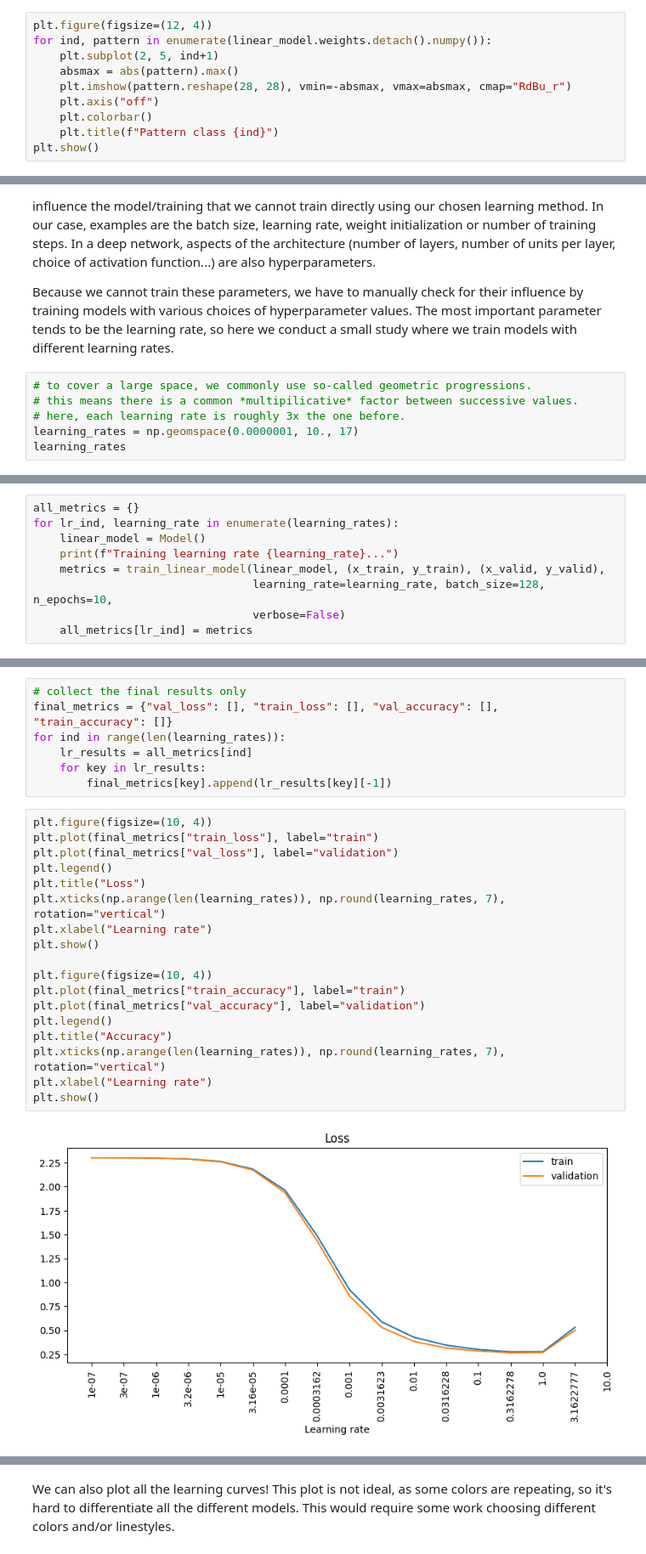
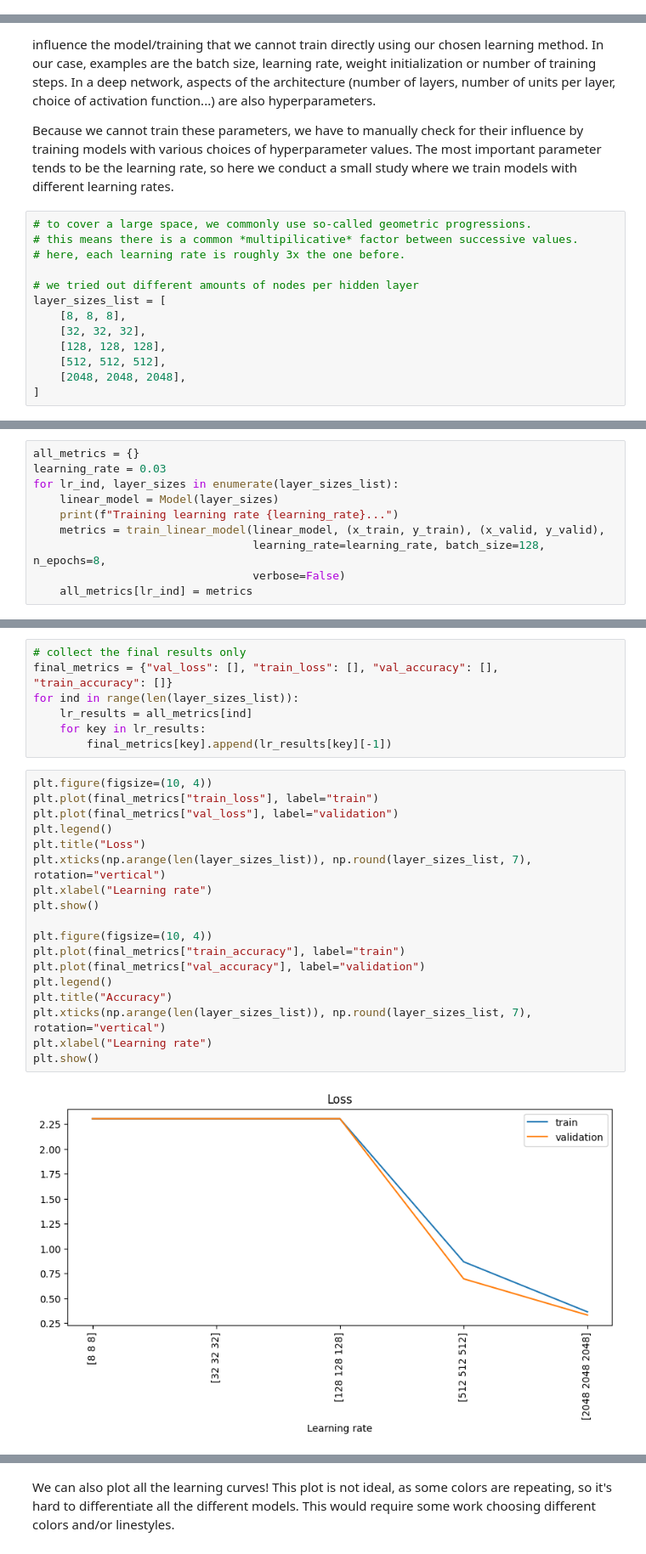
Before and after one commit to vcsgmr/deeplearning, a Jupyter notebook: 00_linear_basic.ipynb, the cells around one changed output, grey strips where cells are left out. Shown at 85% size. Drawn from its saved outputs; the diff is of its cells as text.

```diff
--- a/00_linear_basic.ipynb
+++ b/00_linear_basic.ipynb
@@ -342,13 +357,3 @@ Precision: 0.90356
 For a linear model, each column of the weight matrix represents the weights for one of the output labels. The matrix multiplication between the input pixels and those weights computes a dot product for each possible label. This can be interpreted as a "score" for that class. Since the dot product is a similarity measure, i.e. it becomes larger the more similar the two vectors are, we can interpret the weights for each label as the "ideal input pattern" for that class that would maximize the score.
 
 We can thus plot the 784 weights for each class, reshaped into image form. In this case, red pixels are "evidence for" the class (positive weights, increase the score), whereas blue pixels are "evidence against" (negative weights, reduce the score).
-# %%
-plt.figure(figsize=(12, 4))
-for ind, pattern in enumerate(linear_model.weights.detach().numpy()):
-    plt.subplot(2, 5, ind+1)
-    absmax = abs(pattern).max()
-    plt.imshow(pattern.reshape(28, 28), vmin=-absmax, vmax=absmax, cmap="RdBu_r")
-    plt.axis("off")
-    plt.colorbar()
-    plt.title(f"Pattern class {ind}")
-plt.show()
@@ -375,5 +371,12 @@ Because we cannot train these parameters, we have to manually check for their in
 # to cover a large space, we commonly use so-called geometric progressions.
 # this means there is a common *multipilicative* factor between successive values.
 # here, each learning rate is roughly 3x the one before.
-learning_rates = np.geomspace(0.0000001, 10., 17)
-learning_rates
+
+# we tried out different amounts of nodes per hidden layer
+layer_sizes_list = [
+    [8, 8, 8],
+    [32, 32, 32],
+    [128, 128, 128],
+    [512, 512, 512],
+    [2048, 2048, 2048],
+]
@@ -385,10 +383,11 @@ array([ 0.0000001 ,  0.00000032,  0.000001  ,  0.00000316,  0.00001   ,
 # %%
 all_metrics = {}
-for lr_ind, learning_rate in enumerate(learning_rates):
-    linear_model = Model()
+learning_rate = 0.03
+for lr_ind, layer_sizes in enumerate(layer_sizes_list):
+    linear_model = Model(layer_sizes)
     print(f"Training learning rate {learning_rate}...")
     metrics = train_linear_model(linear_model, (x_train, y_train), (x_valid, y_valid),
-                                 learning_rate=learning_rate, batch_size=128, n_epochs=10,
+                                 learning_rate=learning_rate, batch_size=128, n_epochs=8,
                                  verbose=False)
     all_metrics[lr_ind] = metrics
 # %% [output]
@@ -412,27 +404,27 @@ Running 10 epochs at 390 steps per epoch.
 # %%
 # collect the final results only
 final_metrics = {"val_loss": [], "train_loss": [], "val_accuracy": [], "train_accuracy": []}
-for ind in range(len(learning_rates)):
+for ind in range(len(layer_sizes_list)):
     lr_results = all_metrics[ind]
     for key in lr_results:
         final_metrics[key].append(lr_results[key][-1])
 # %%
 plt.figure(figsize=(10, 4))
 plt.plot(final_metrics["train_loss"], label="train")
 plt.plot(final_metrics["val_loss"], label="validation")
 plt.legend()
 plt.title("Loss")
-plt.xticks(np.arange(len(learning_rates)), np.round(learning_rates, 7), rotation="vertical")
+plt.xticks(np.arange(len(layer_sizes_list)), np.round(layer_sizes_list, 7), rotation="vertical")
 plt.xlabel("Learning rate")
 plt.show()
 
 plt.figure(figsize=(10, 4))
 plt.plot(final_metrics["train_accuracy"], label="train")
 plt.plot(final_metrics["val_accuracy"], label="validation")
 plt.legend()
 plt.title("Accuracy")
-plt.xticks(np.arange(len(learning_rates)), np.round(learning_rates, 7), rotation="vertical")
+plt.xticks(np.arange(len(layer_sizes_list)), np.round(layer_sizes_list, 7), rotation="vertical")
 plt.xlabel("Learning rate")
 plt.show()
 # %% [output]
-[figure, old version]
+[figure, new version]
```
Also changed, not shown: parts of 14 cells of this notebook.
